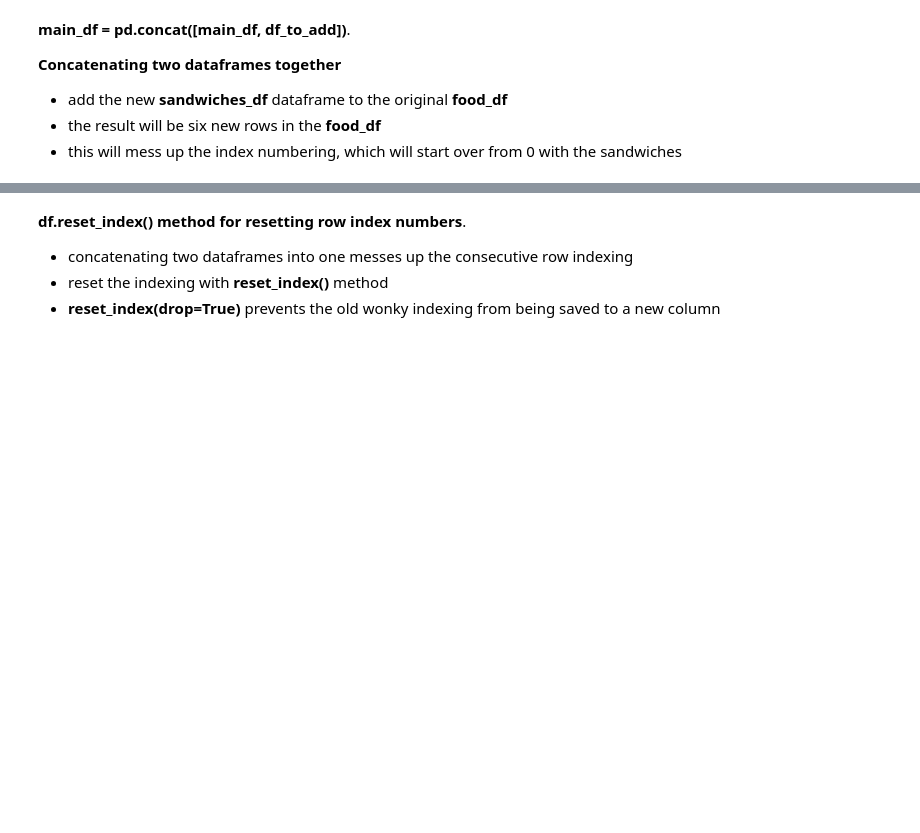
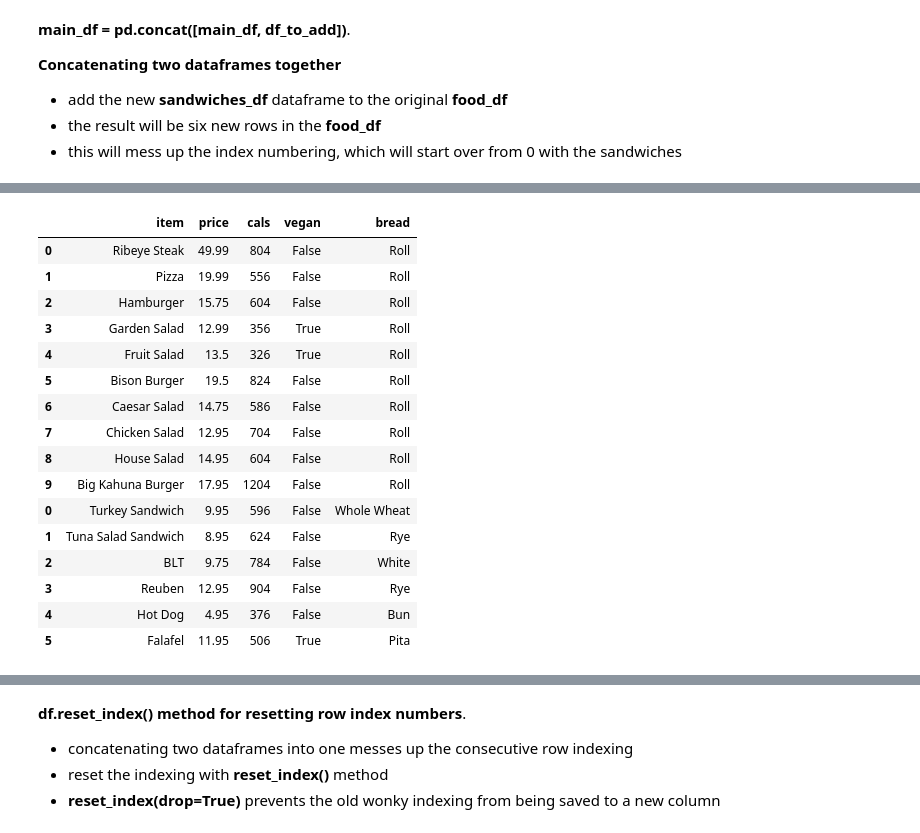
Before and after one commit to brianmccln/____TMobile-Python-Data-Sci-main, a Jupyter notebook: __START/07-Pandas-DataFrame-PROG.ipynb, the cells around one changed output, grey strips where cells are left out. Saved outputs shown, nothing was run; the diff lists cells and outputs as text; code cells hidden in the pictures; blank space fills up the shorter version.

```diff
--- a/__START/07-Pandas-DataFrame-PROG.ipynb
+++ b/__START/07-Pandas-DataFrame-PROG.ipynb
@@ -546,0 +1066,6 @@ print()
+# %%
+# df['col'] = df['col'].apply(lambda in : out)
+# increase all cals by 5
+# this is basic arithmetic so we can do this w/o lambda
+# just set the whole 'cals' col equal to += 5
+food_df['cals'] += 5
@@ -546,0 +1074,28 @@ print()
+# %%
+# that worked, so why use apply(lambda)?
+# cuz what if you wanted to do the math conditionally:
+# here is the condition:
+# if the cal is 600+, decrease by 1, else increase by 1
+# apply means run a loop on each value in the col
+# lambda in : out means run a func on each value, where
+# the input is the current val and output is the new val
+food_df['cals'] = food_df['cals'].apply(lambda c : c+1 if c<600 else c-1)
+food_df
+# %% [output]
+|  | item | price | cals | vegan | bread |
+| 0 | Ribeye Steak | 49.99 | 804 | False | Roll |
+| 1 | Pizza | 19.99 | 556 | False | Roll |
+| 2 | Hamburger | 15.75 | 604 | False | Roll |
+| 3 | Garden Salad | 12.99 | 356 | True | Roll |
+| 4 | Fruit Salad | 13.5 | 326 | True | Roll |
+| 5 | Bison Burger | 19.5 | 824 | False | Roll |
+| 6 | Caesar Salad | 14.75 | 586 | False | Roll |
+| 7 | Chicken Salad | 12.95 | 704 | False | Roll |
+| 8 | House Salad | 14.95 | 604 | False | Roll |
+| 9 | Big Kahuna Burger | 17.95 | 1204 | False | Roll |
+| 0 | Turkey Sandwich | 9.95 | 596 | False | Whole Wheat |
+| 1 | Tuna Salad Sandwich | 8.95 | 624 | False | Rye |
+| 2 | BLT | 9.75 | 784 | False | White |
+| 3 | Reuben | 12.95 | 904 | False | Rye |
+| 4 | Hot Dog | 4.95 | 376 | False | Bun |
+| 5 | Falafel | 11.95 | 506 | True | Pita |
```
Also changed, not shown: parts of 131 cells of this notebook.
